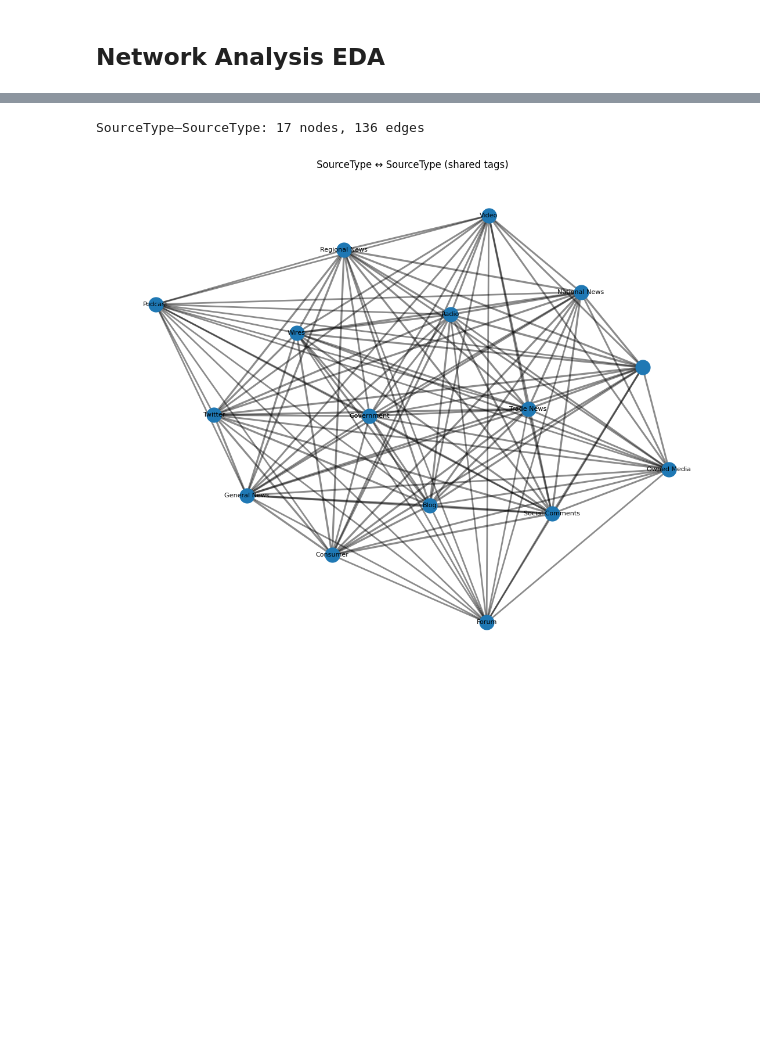
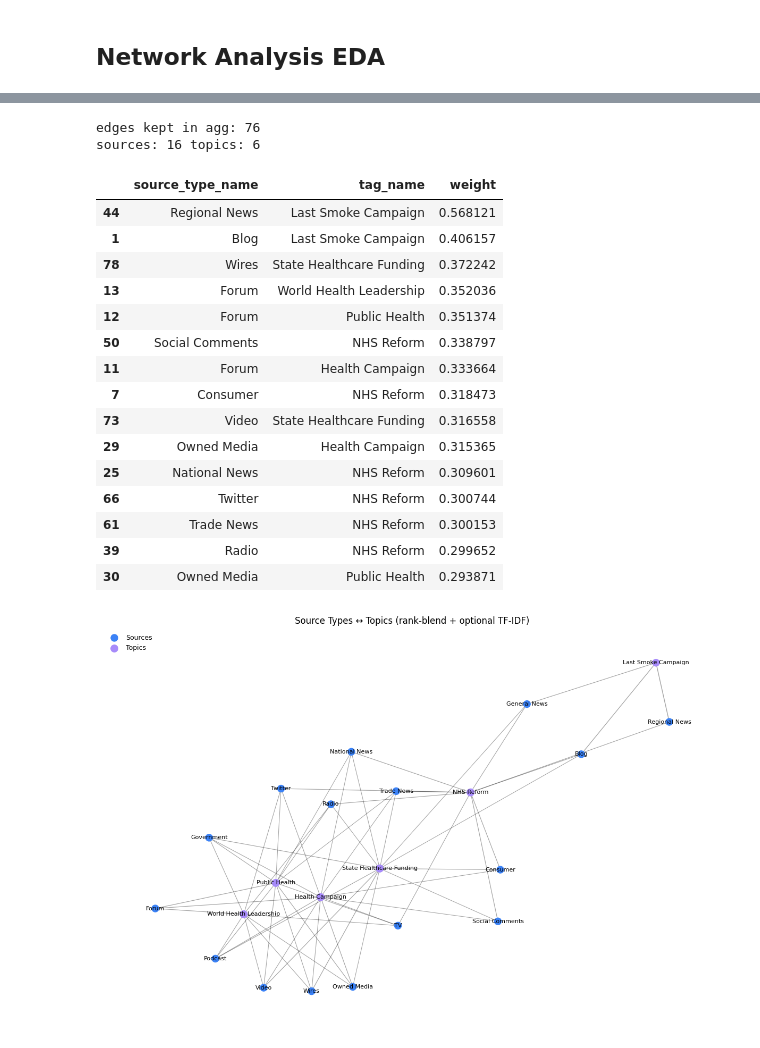
Before and after one commit to amg477/capstone, a Jupyter notebook: notebooks/data_clean_eda.ipynb, the cells around one changed output, grey strips where cells are left out. Drawn from its saved outputs; the diff is of its cells as text; code cells hidden in the pictures; blank space fills up the shorter version.

```diff
--- a/notebooks/data_clean_eda.ipynb
+++ b/notebooks/data_clean_eda.ipynb
@@ -698,12 +612,0 @@ Bipartite graph: 23 nodes, 76 edges
-# %%
-src_nodes = {n for n, d in B_src_tag.nodes(data=True) if d.get("bipartite") == 0}
-
-# Weighted projection
-G_src = bipartite.weighted_projected_graph(B_src_tag, src_nodes)
-print(f"SourceType–SourceType: {G_src.number_of_nodes():,} nodes, {G_src.number_of_edges():,} edges")
-
-# Visualize a clean slice
-visualize_top_component(G_src, title="SourceType ↔ SourceType (shared tags)", top_n=40, label_top=15, edge_keep_pct=70)
-# %% [output]
-SourceType–SourceType: 17 nodes, 136 edges
-[figure, removed]
@@ -709,0 +798,63 @@ SourceType–SourceType: 17 nodes, 136 edges
+# %%
+#4) Build + visualize + lists
+B, agg, sources, topics = build_source_topic_bipartite(
+    DF,
+    source_col=SOURCE_COL,
+    topic_col=TOPIC_COL,
+    weight_by=WEIGHT_BY,
+    weight_weights=WEIGHT_WEIGHTS,
+    min_edge_weight=MIN_EDGE_WEIGHT,
+    min_topics_per_source=MIN_TOPICS_PER_SOURCE,
+    min_sources_per_topic=MIN_SOURCES_PER_TOPIC,
+    use_tfidf=USE_TFIDF,
+    use_sum_instead_of_mean=False
+)
+
+print("edges kept in agg:", len(agg))
+print("sources:", len(sources), "topics:", len(topics))
+display(agg.sort_values("weight", ascending=False).head(15))
+
+# Auto-relax if everything was pruned
+if len(agg)==0 or len(sources)==0 or len(topics)==0:
+    print("Nothing left after thresholds → relaxing filters...")
+    B, agg, sources, topics = build_source_topic_bipartite(
+        DF, SOURCE_COL, TOPIC_COL,
+        weight_by=WEIGHT_BY, weight_weights=WEIGHT_WEIGHTS,
+        min_edge_weight=0.0, min_topics_per_source=1, min_sources_per_topic=1,
+        use_tfidf=False, use_sum_instead_of_mean=False
+    )
+    print("RELAXED → edges:", len(agg), "sources:", len(sources), "topics:", len(topics))
+
+# Visuals
+visualize_bipartite(B, sources, topics,
+    title="Source Types ↔ Topics (rank-blend + optional TF-IDF)",
+    label_sources_top=LABEL_SOURCES_TOP,
+    label_topics_top=LABEL_TOPICS_TOP,
+    edge_keep_pct=EDGE_KEEP_PCT_BIP
+)
+
+Gs = project_sources(B, sources, method="overlap")
+visualize_projection(Gs, title="Source→Source Similarity (shared topics)", label_top=25, edge_keep_pct=EDGE_KEEP_PCT_PROJ)
+
+Gt = project_topics(B, topics, method="overlap")
+visualize_projection(Gt, title="Topic→Topic Similarity (shared sources)", label_top=25, edge_keep_pct=EDGE_KEEP_PCT_PROJ)
+# %% [output]
+edges kept in agg: 76
+sources: 16 topics: 6
+|  | source_type_name | tag_name | weight |
+| 44 | Regional News | Last Smoke Campaign | 0.568121 |
+| 1 | Blog | Last Smoke Campaign | 0.406157 |
+| 78 | Wires | State Healthcare Funding | 0.372242 |
+| 13 | Forum | World Health Leadership | 0.352036 |
+| 12 | Forum | Public Health | 0.351374 |
+| 50 | Social Comments | NHS Reform | 0.338797 |
+| 11 | Forum | Health Campaign | 0.333664 |
+| 7 | Consumer | NHS Reform | 0.318473 |
+| 73 | Video | State Healthcare Funding | 0.316558 |
+| 29 | Owned Media | Health Campaign | 0.315365 |
+| 25 | National News | NHS Reform | 0.309601 |
+| 66 | Twitter | NHS Reform | 0.300744 |
+| 61 | Trade News | NHS Reform | 0.300153 |
+| 39 | Radio | NHS Reform | 0.299652 |
+| 30 | Owned Media | Public Health | 0.293871 |
+[figure, added]
```
Also changed, not shown: parts of 33 cells of this notebook.
